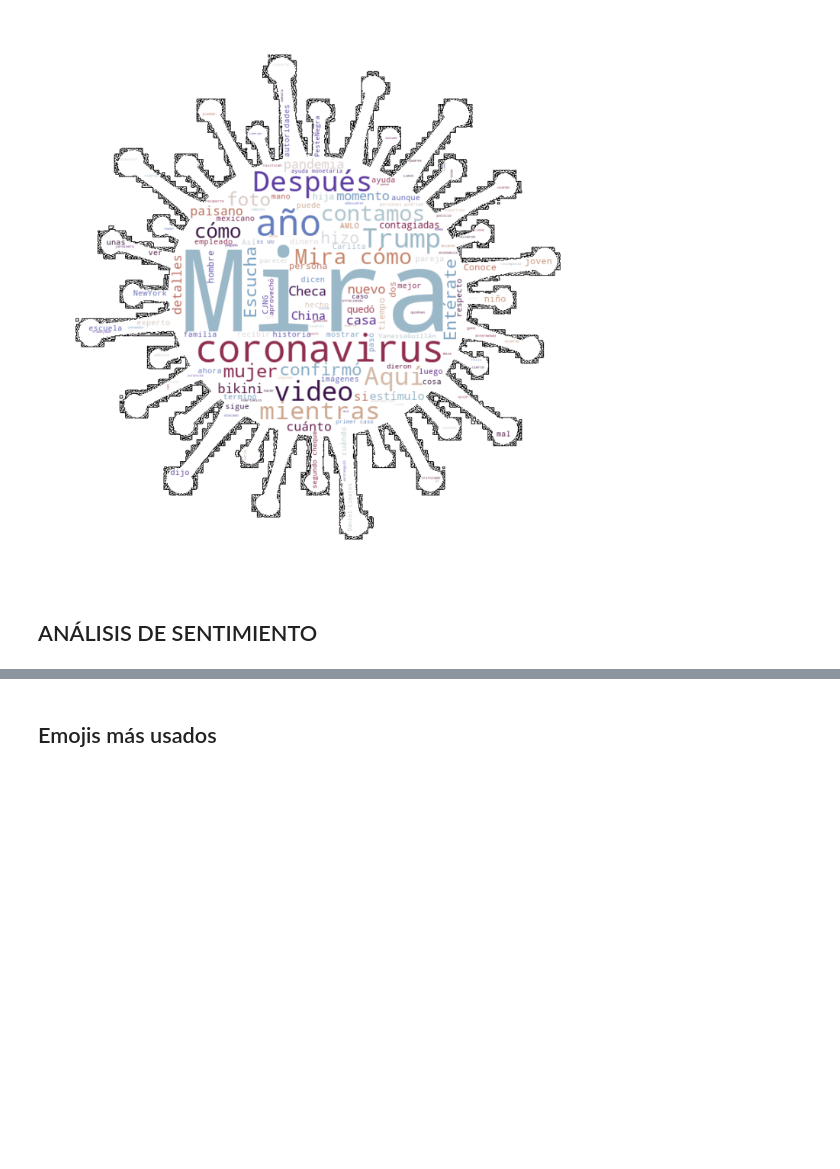
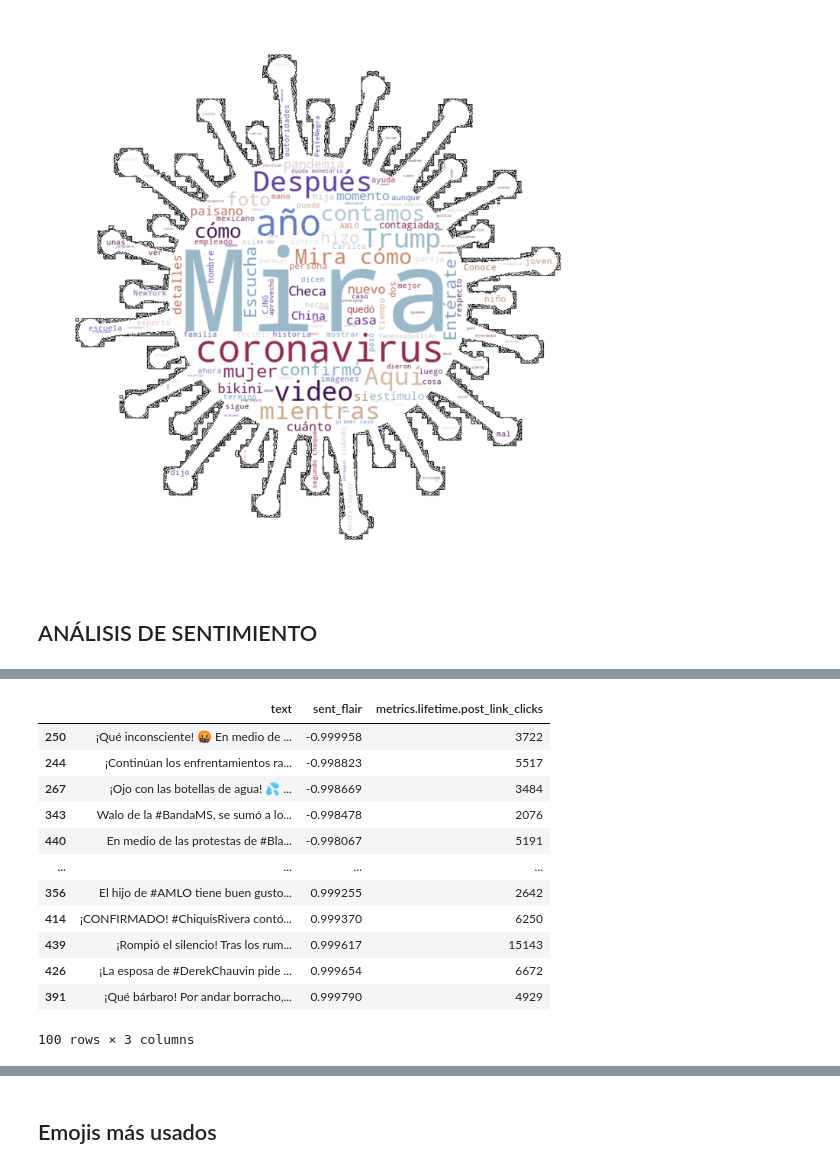
Before and after one commit to Danilo0221/NLP-Projects, a Jupyter notebook: Proyecto NLP/Proyecto NLP v6.ipynb, the cells around one changed output, grey strips where cells are left out. Saved outputs shown, nothing was run; the diff lists cells and outputs as text; code cells hidden in the pictures; blank space fills up the shorter version.

```diff
--- a/Proyecto NLP/Proyecto NLP v6.ipynb
+++ b/Proyecto NLP/Proyecto NLP v6.ipynb
@@ -1509,3 +1525,17 @@ data.head()
 # %%
-dfjun[['text', 'sent_flair']].sort_values('sent_flair')
+dfjun[['text', 'sent_flair', 'metrics.lifetime.post_link_clicks']].sort_values('sent_flair')
+# %% [output]
+|  | text | sent_flair | metrics.lifetime.post_link_clicks |
+| 250 | ¡Qué inconsciente! 🤬 En medio de ... | -0.999958 | 3722 |
+| 244 | ¡Continúan los enfrentamientos ra... | -0.998823 | 5517 |
+| 267 | ¡Ojo con las botellas de agua! 💦 ... | -0.998669 | 3484 |
+| 343 | Walo de la #BandaMS, se sumó a lo... | -0.998478 | 2076 |
+| 440 | En medio de las protestas de #Bla... | -0.998067 | 5191 |
+| ... | ... | ... | ... |
+| 356 | El hijo de #AMLO tiene buen gusto... | 0.999255 | 2642 |
+| 414 | ¡CONFIRMADO! #ChiquisRivera contó... | 0.999370 | 6250 |
+| 439 | ¡Rompió el silencio! Tras los rum... | 0.999617 | 15143 |
+| 426 | ¡La esposa de #DerekChauvin pide ... | 0.999654 | 6672 |
+| 391 | ¡Qué bárbaro! Por andar borracho,... | 0.999790 | 4929 |
+100 rows × 3 columns
 # %%
```
Also changed, not shown: parts of 8 cells of this notebook.
